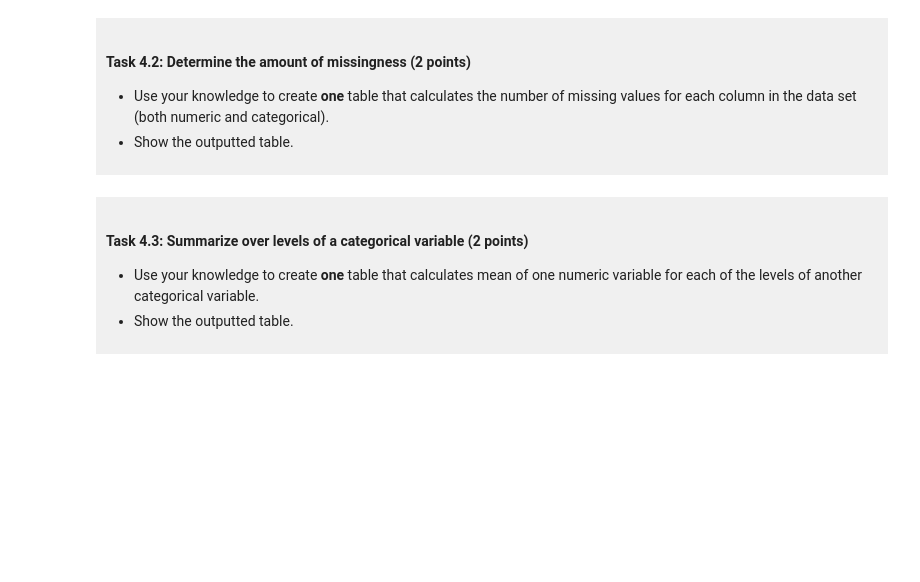
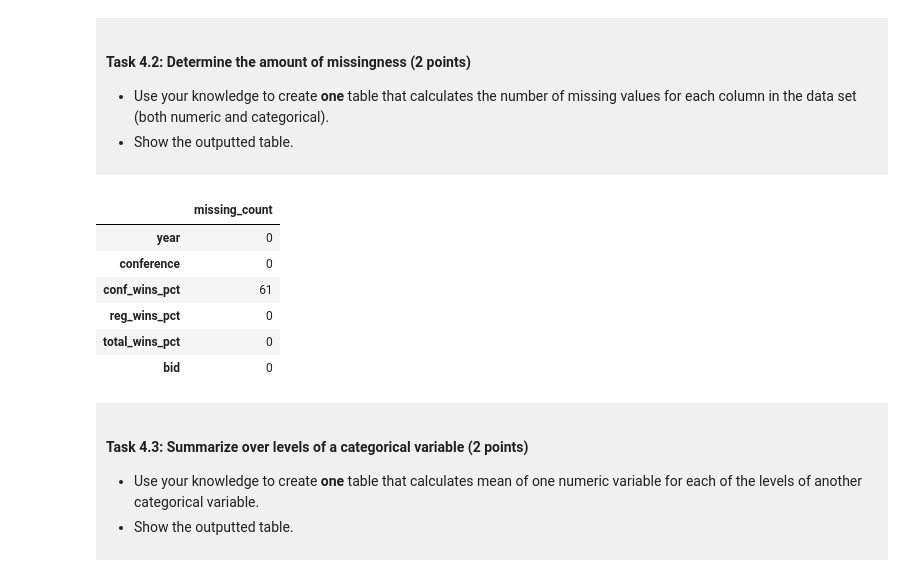
Before and after one commit to zoetsl/dsci-100-project-zoetsui, a Jupyter notebook: dsci-100-project-notebook.ipynb, the cells around one changed output. Saved outputs shown, nothing was run; the diff lists cells and outputs as text; code cells hidden in the pictures; blank space fills up the shorter version.

```diff
--- a/dsci-100-project-notebook.ipynb
+++ b/dsci-100-project-notebook.ipynb
@@ -247,6 +262,16 @@ You will refine your research question (if needed) and produce a tidy data set.
 </div>
 # %%
 ### EDIT THIS CODE CELL ###
+ncaa_missing = pd.DataFrame(ncaa_new.isna().sum(), columns=["missing_count"])
+ncaa_missing
+# %% [output]
+|  | missing_count |
+| year | 0 |
+| conference | 0 |
+| conf_wins_pct | 61 |
+| reg_wins_pct | 0 |
+| total_wins_pct | 0 |
+| bid | 0 |
 # %% [markdown]
 <div style="background-color: #f0f0f0; padding: 10px;">
 
```
Also changed, not shown: parts of 10 cells of this notebook.
